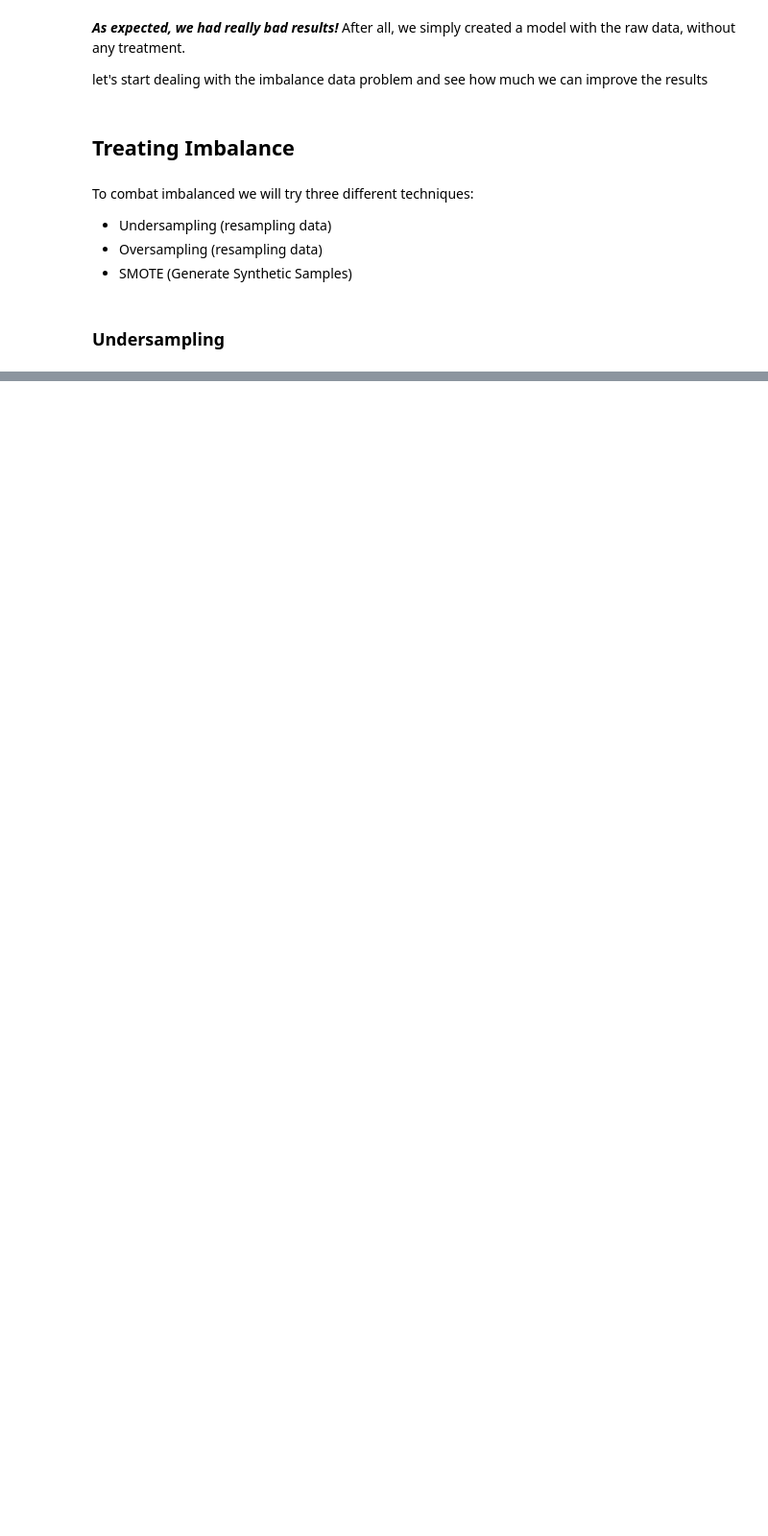
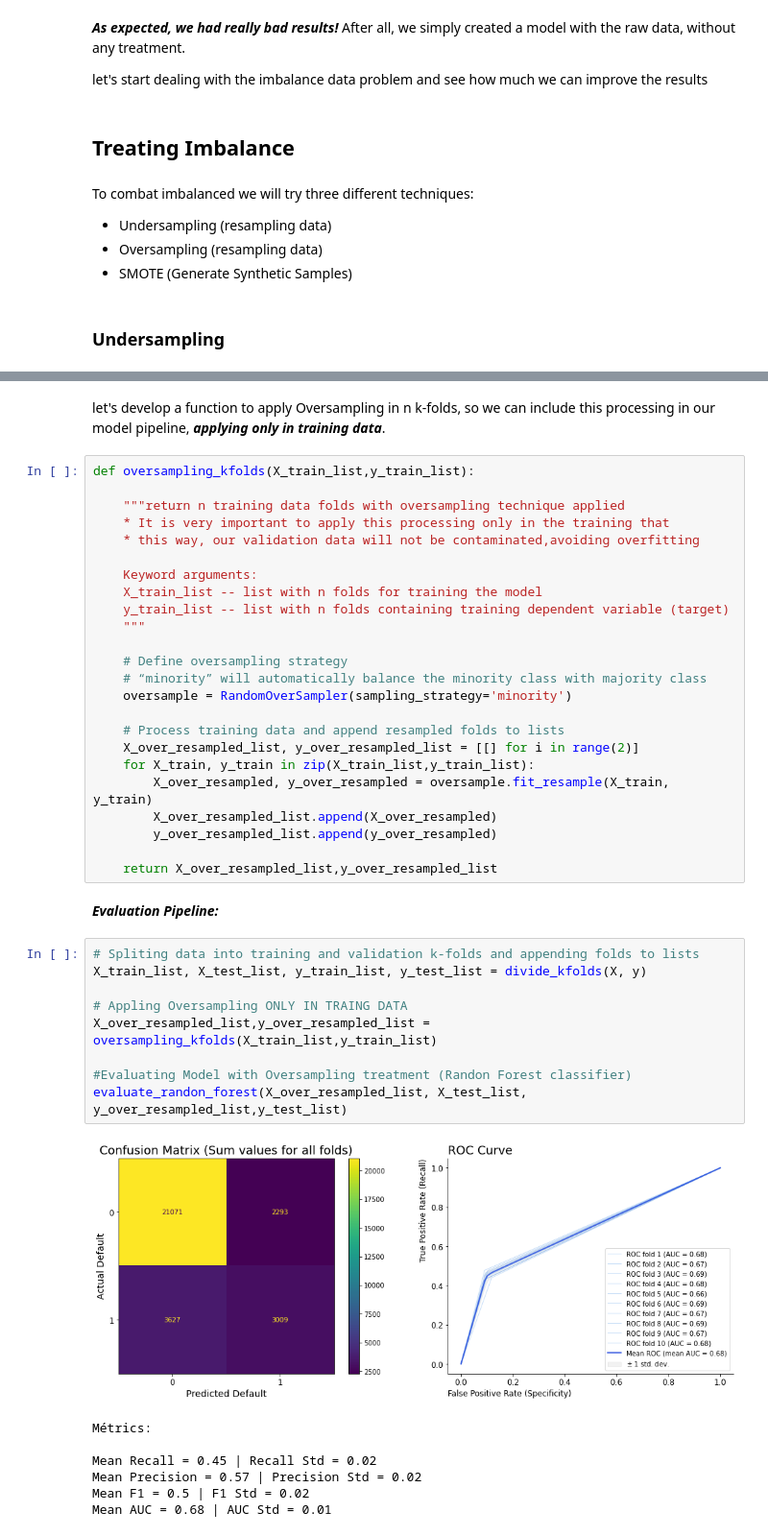
Before and after one commit to FelipeMezzarana/credit_card_default_prediction, a Jupyter notebook: default_predict.ipynb, the cells around one changed output, grey strips where cells are left out. Shown: that part at 96% size. Saved outputs shown, nothing was run; the diff lists cells and outputs as text; blank space fills up the shorter version.

```diff
--- a/default_predict.ipynb
+++ b/default_predict.ipynb
@@ -449,0 +247,45 @@ When tested in uncontaminated data we were still able to improve our baseline, b
+# %% [markdown]
+let's develop a function to apply Oversampling in n k-folds, so we can include this processing in our model pipeline, ***applying only in training data***.
+# %%
+def oversampling_kfolds(X_train_list,y_train_list):
+
+    """return n training data folds with oversampling technique applied
+    * It is very important to apply this processing only in the training that
+    * this way, our validation data will not be contaminated,avoiding overfitting
+
+    Keyword arguments:
+    X_train_list -- list with n folds for training the model
+    y_train_list -- list with n folds containing training dependent variable (target)
+    """
+
+    # Define oversampling strategy
+    # “minority” will automatically balance the minority class with majority class
+    oversample = RandomOverSampler(sampling_strategy='minority')
+
+    # Process training data and append resampled folds to lists
+    X_over_resampled_list, y_over_resampled_list = [[] for i in range(2)]
+    for X_train, y_train in zip(X_train_list,y_train_list):
+        X_over_resampled, y_over_resampled = oversample.fit_resample(X_train, y_train)
+        X_over_resampled_list.append(X_over_resampled)
+        y_over_resampled_list.append(y_over_resampled)
+
+    return X_over_resampled_list,y_over_resampled_list
+# %% [markdown]
+***Evaluation Pipeline:***
+# %%
+# Spliting data into training and validation k-folds and appending folds to lists
+X_train_list, X_test_list, y_train_list, y_test_list = divide_kfolds(X, y)
+
+# Appling Oversampling ONLY IN TRAING DATA
+X_over_resampled_list,y_over_resampled_list = oversampling_kfolds(X_train_list,y_train_list)
+
+#Evaluating Model with Oversampling treatment (Randon Forest classifier)
+evaluate_randon_forest(X_over_resampled_list, X_test_list, y_over_resampled_list,y_test_list)
+# %% [output]
+[figure, added]
+Métrics:
+
+Mean Recall = 0.45 | Recall Std = 0.02
+Mean Precision = 0.57 | Precision Std = 0.02
+Mean F1 = 0.5 | F1 Std = 0.02
+Mean AUC = 0.68 | AUC Std = 0.01
```
Also changed, not shown: parts of 37 cells of this notebook.
